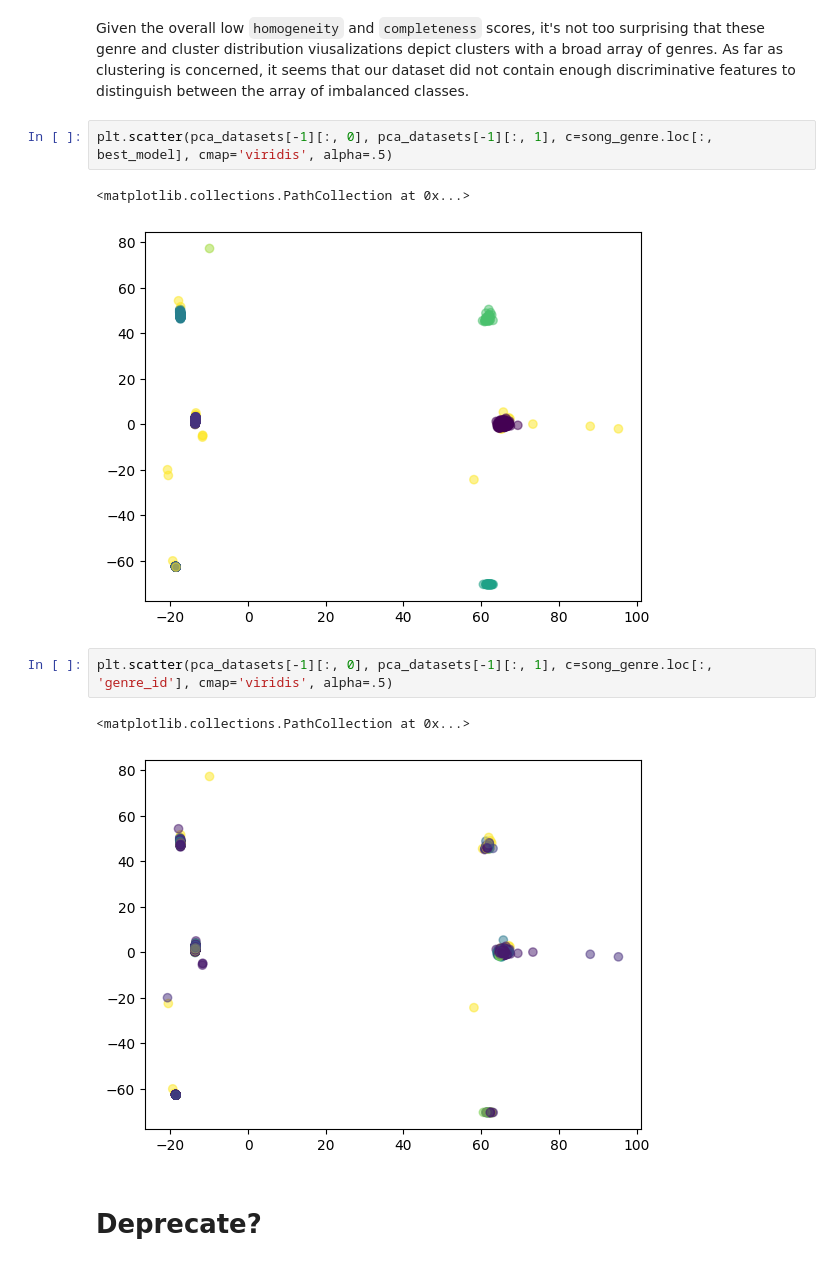
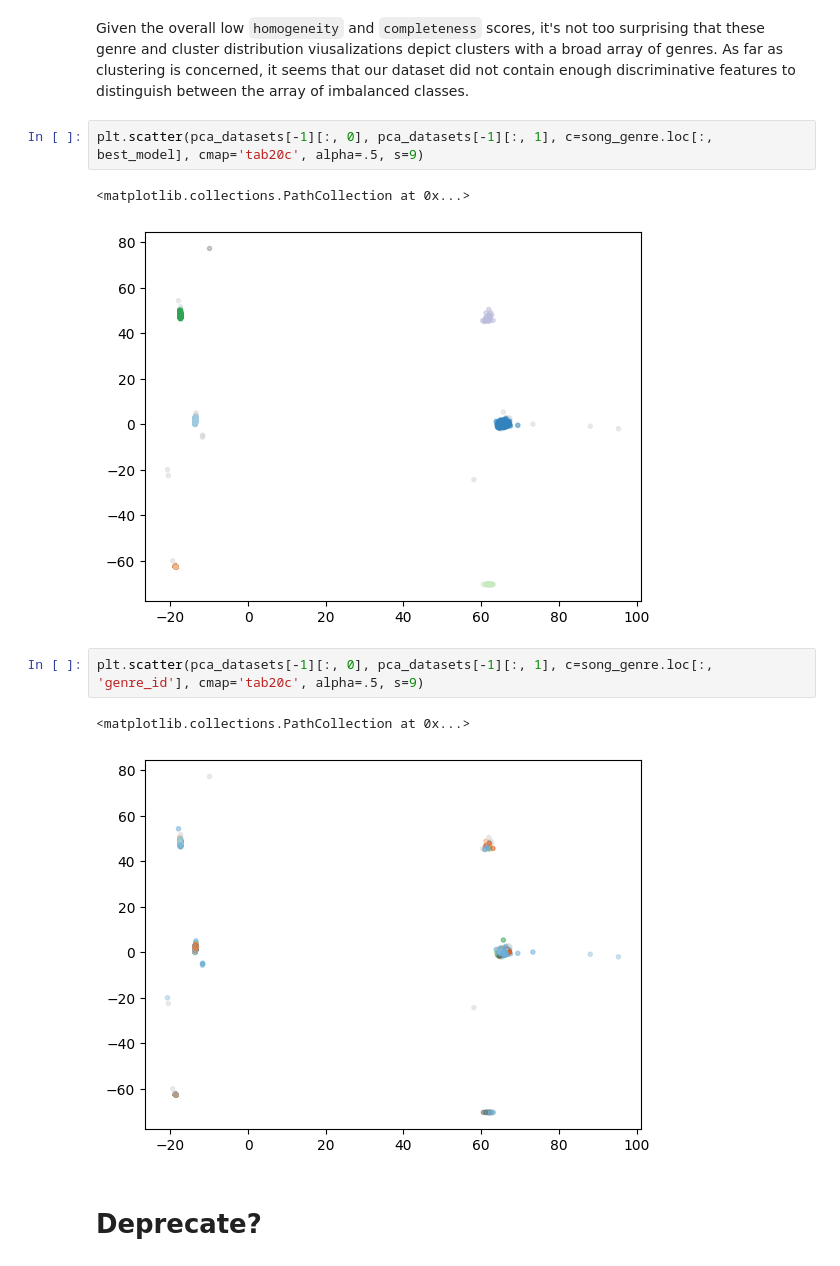
Before and after one commit to MattGroho/tab-hero, a Jupyter notebook: notebooks/unsupervised_pipeline_investigation.ipynb, the cells around one changed output. Drawn from its saved outputs; the diff is of its cells as text.

Commit message:
Updated the color map and the data point size for the two clustering scatterplots.

```diff
--- a/notebooks/unsupervised_pipeline_investigation.ipynb
+++ b/notebooks/unsupervised_pipeline_investigation.ipynb
@@ -1859,15 +1859,15 @@ fig.legend(loc='outside center right');
 # %% [markdown]
 Given the overall low `homogeneity` and `completeness` scores, it's not too surprising that these genre and cluster distribution viusalizations depict clusters with a broad array of genres. As far as clustering is concerned, it seems that our dataset did not contain enough discriminative features to distinguish between the array of imbalanced classes.
 # %%
-plt.scatter(pca_datasets[-1][:, 0], pca_datasets[-1][:, 1], c=song_genre.loc[:, best_model], cmap='viridis', alpha=.5)
+plt.scatter(pca_datasets[-1][:, 0], pca_datasets[-1][:, 1], c=song_genre.loc[:, best_model], cmap='tab20c', alpha=.5, s=9)
 # %% [output]
 <matplotlib.collections.PathCollection at 0x...>
-[figure, old version]
+[figure, new version]
 # %%
-plt.scatter(pca_datasets[-1][:, 0], pca_datasets[-1][:, 1], c=song_genre.loc[:, 'genre_id'], cmap='viridis', alpha=.5)
+plt.scatter(pca_datasets[-1][:, 0], pca_datasets[-1][:, 1], c=song_genre.loc[:, 'genre_id'], cmap='tab20c', alpha=.5, s=9)
 # %% [output]
 <matplotlib.collections.PathCollection at 0x...>
-[figure, old version]
+[figure, new version]
 # %% [markdown]
 # Deprecate?
 # %% [markdown]
```
